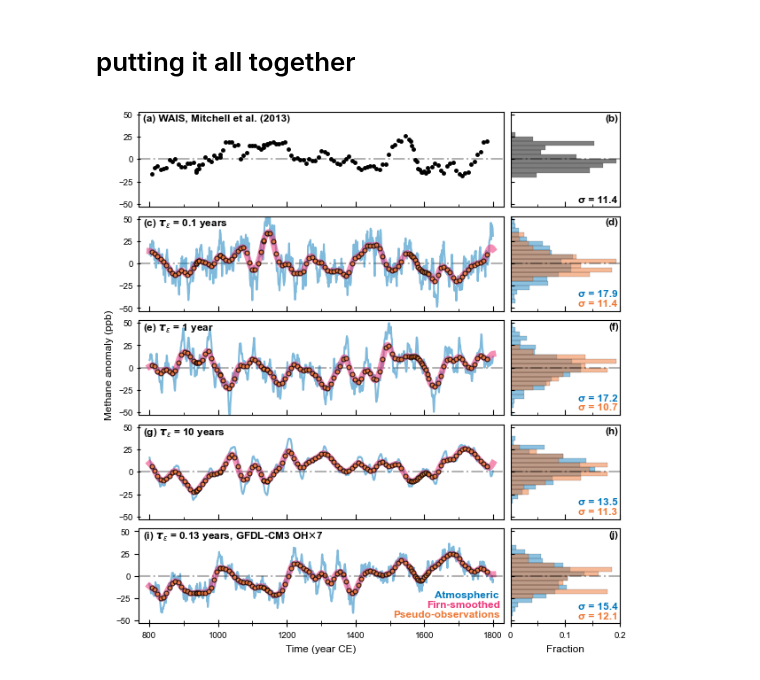
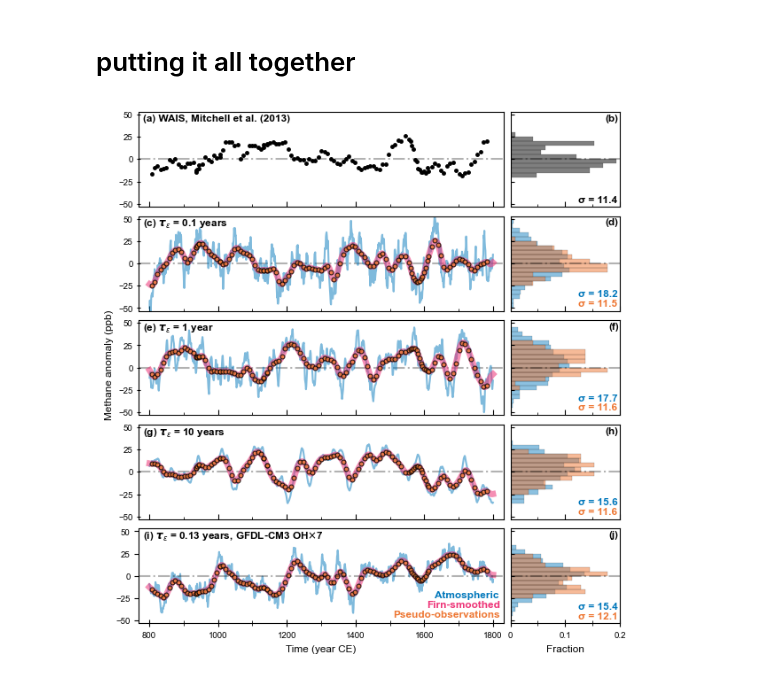
Before and after one commit to ericjmei/methane_noise_forcing, a Jupyter notebook: notebooks/figures_for_publication/obs_vs_simulation_timeseries.ipynb, the cells around one changed output. Saved outputs shown, nothing was run; the diff lists cells and outputs as text; code cells hidden in the pictures.

```diff
--- a/notebooks/figures_for_publication/obs_vs_simulation_timeseries.ipynb
+++ b/notebooks/figures_for_publication/obs_vs_simulation_timeseries.ipynb
@@ -185,7 +185,7 @@ firn_filter = FirnFilter.fit_from_config(
 )
 
 result_anomaly_smoothed = firn_filter.apply(
-    result_anomaly.C, dt_series=np.mean(np.diff(t_eval))
+    result_anomaly.C, dt_series=np.mean(np.diff(t_eval)), flip_kernel=True
 )
 # %%
 # make dataset for plotting
@@ -406,7 +406,7 @@ def annotate_sigma_double(
 # parameters
 time_min = 800
 time_max = 1800
-instantaneous_offset = 35
+instantaneous_offset = 165
 plot_oh_forced_methane = (
     True  # flag for plotting OH-forced timeseries, negative if inverted
 )
@@ -421,9 +421,9 @@ xticks_kd = [0, 0.1, 0.2]
 xlim_ts = (time_min - 30, time_max + 30)
 xticks_ts = [800, 1000, 1200, 1400, 1600, 1800]
 idx_ens_noise = {
-    0.1: 50,  # or 22, 37, 47, 49, 50, 62
-    1: 28,  # or 14, 18, 27, 39, 46
-    10: 42,
+    0.1: 22, # 3, 4, 22, 29
+    1: 26, # 2, 7, 22, 26
+    10: 14, # 1, 3, 14,
     100: 7,
 }
 
@@ -690,31 +690,31 @@ ax_ts[-1].text(
     va="bottom",
     transform=ax_ts[-1].transAxes,
 )
 ax_ts[-1].text(
     legend_x,
     legend_y_start + legend_dy,
     "Firn-smoothed",
     color=plot_kwargs["smoothed"]["color"],
     fontweight="bold",
     ha="right",
     va="bottom",
     transform=ax_ts[-1].transAxes,
 )
 ax_ts[-1].text(
     legend_x,
     legend_y_start,
     "Pseudo-observations",
     color=plot_kwargs["sampled"]["color"],
     fontweight="bold",
     ha="right",
     va="bottom",
     transform=ax_ts[-1].transAxes,
 )
 
 # save figure in pdf format
 name = "fig_2"
 fig.savefig(
     f"{cfg.paths.figures_dir}/for_publication/{name}.pdf", bbox_inches="tight", dpi=300
 )
 # %% [output]
-[figure, old version]
+[figure, new version]
```
Also changed, not shown: parts of 1 cell of this notebook, 2 other files.
